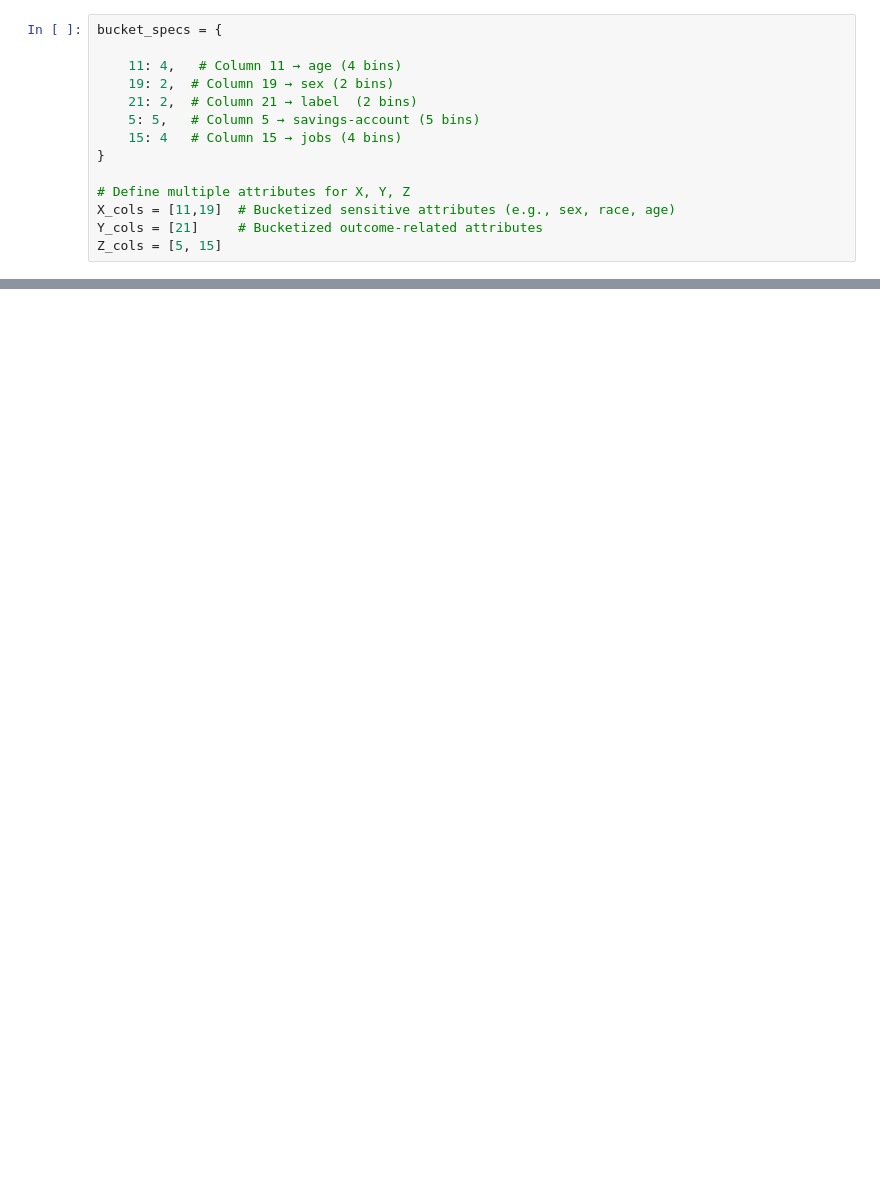
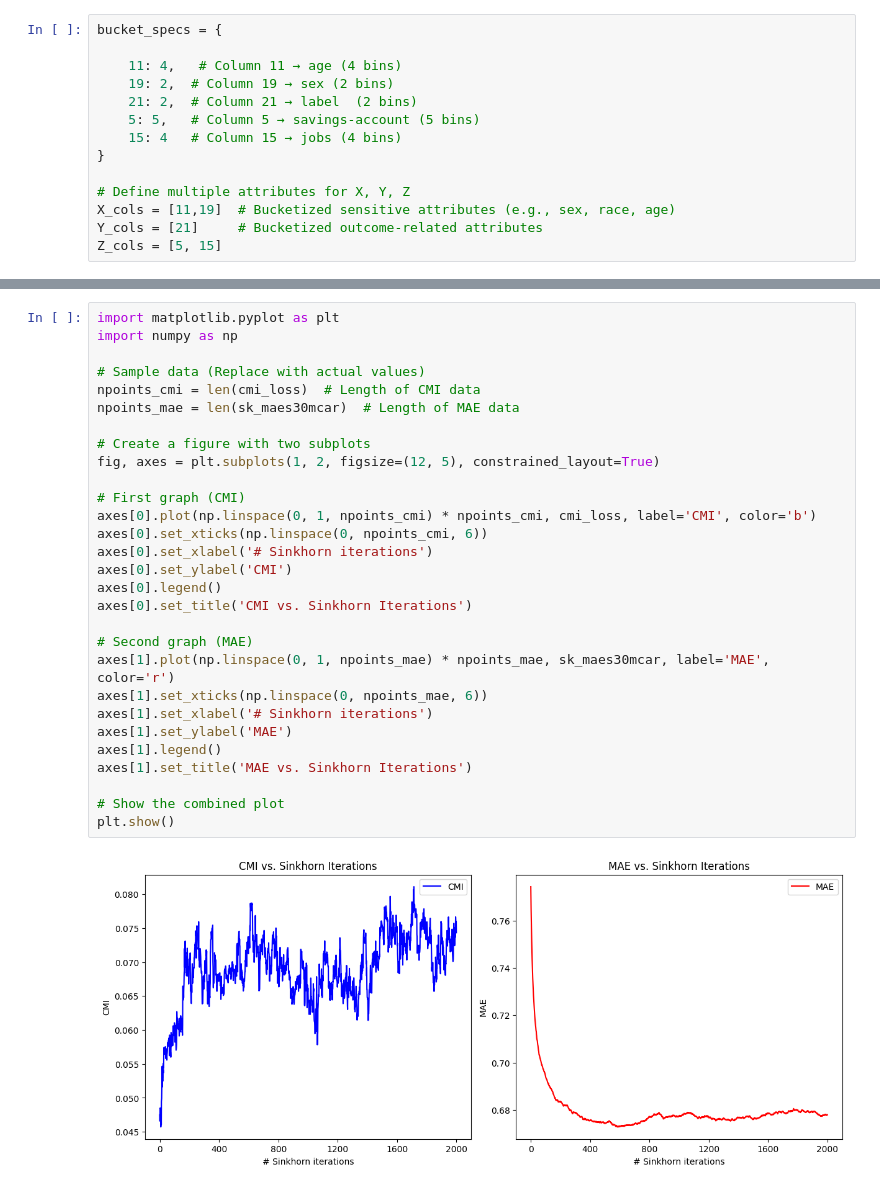
Before and after one commit to ZarinTahia/Imputation_Fairness, a Jupyter notebook: German_CMI_Sinkhorn.ipynb, the cells around one changed output, grey strips where cells are left out. Drawn from its saved outputs; the diff is of its cells as text; blank space fills up the shorter version.

```diff
--- a/German_CMI_Sinkhorn.ipynb
+++ b/German_CMI_Sinkhorn.ipynb
@@ -303,0 +298,31 @@ plt.show()
+# %%
+import matplotlib.pyplot as plt
+import numpy as np
+
+# Sample data (Replace with actual values)
+npoints_cmi = len(cmi_loss)  # Length of CMI data
+npoints_mae = len(sk_maes30mcar)  # Length of MAE data
+
+# Create a figure with two subplots
+fig, axes = plt.subplots(1, 2, figsize=(12, 5), constrained_layout=True)
+
+# First graph (CMI)
+axes[0].plot(np.linspace(0, 1, npoints_cmi) * npoints_cmi, cmi_loss, label='CMI', color='b')
+axes[0].set_xticks(np.linspace(0, npoints_cmi, 6))
+axes[0].set_xlabel('# Sinkhorn iterations')
+axes[0].set_ylabel('CMI')
+axes[0].legend()
+axes[0].set_title('CMI vs. Sinkhorn Iterations')
+
+# Second graph (MAE)
+axes[1].plot(np.linspace(0, 1, npoints_mae) * npoints_mae, sk_maes30mcar, label='MAE', color='r')
+axes[1].set_xticks(np.linspace(0, npoints_mae, 6))
+axes[1].set_xlabel('# Sinkhorn iterations')
+axes[1].set_ylabel('MAE')
+axes[1].legend()
+axes[1].set_title('MAE vs. Sinkhorn Iterations')
+
+# Show the combined plot
+plt.show()
+# %% [output]
+[figure, added]
```
Also changed, not shown: parts of 40 cells of this notebook, 7 other files.
